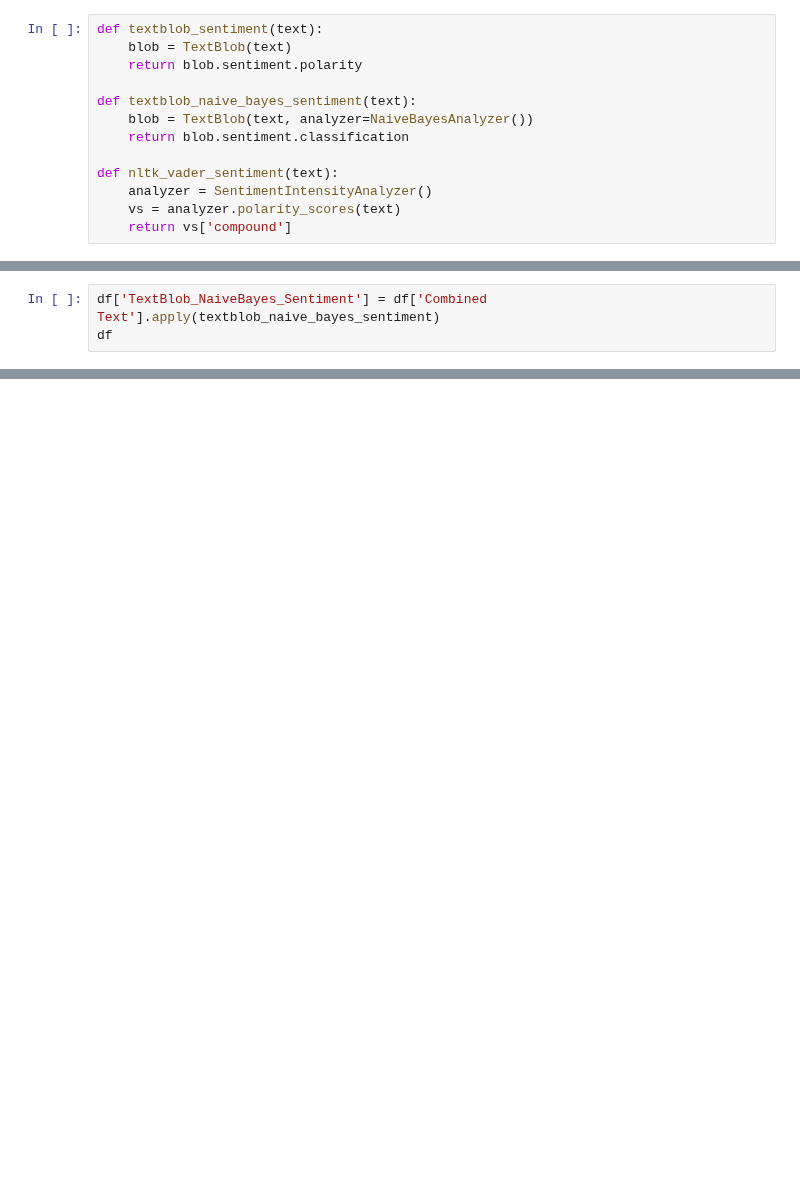
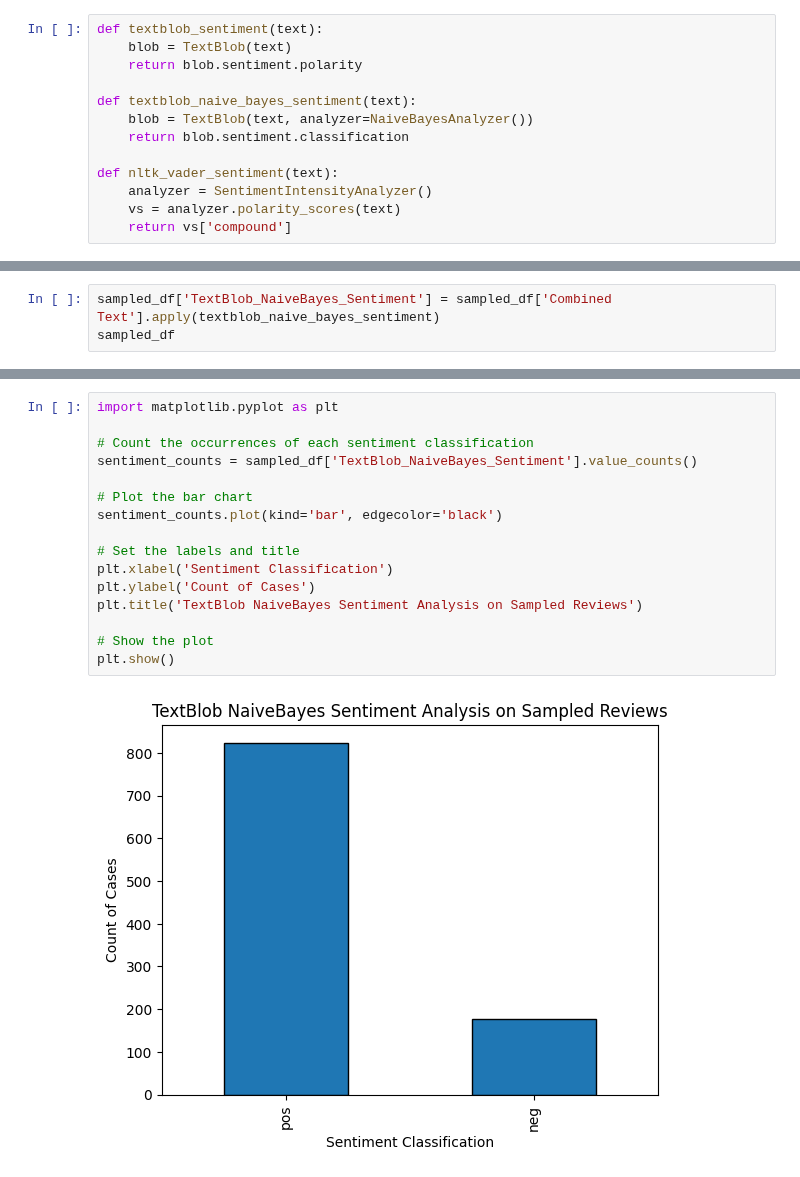
Before and after one commit to wd686/InkSightAnalyzer, a Jupyter notebook: SA [Wudi].ipynb, the cells around one changed output, grey strips where cells are left out. Cells and saved outputs as stored; diff of their text form; blank space fills up the shorter version.

```diff
--- a/SA [Wudi].ipynb
+++ b/SA [Wudi].ipynb
@@ -91,4 +80,4 @@ df
 # %%
-df['TextBlob_NaiveBayes_Sentiment'] = df['Combined Text'].apply(textblob_naive_bayes_sentiment)
-df
+sampled_df['TextBlob_NaiveBayes_Sentiment'] = sampled_df['Combined Text'].apply(textblob_naive_bayes_sentiment)
+sampled_df
 # %% [output]
@@ -96 +97,19 @@ KeyboardInterrupt:
+# %%
+import matplotlib.pyplot as plt
+
+# Count the occurrences of each sentiment classification
+sentiment_counts = sampled_df['TextBlob_NaiveBayes_Sentiment'].value_counts()
+
+# Plot the bar chart
+sentiment_counts.plot(kind='bar', edgecolor='black')
+
+# Set the labels and title
+plt.xlabel('Sentiment Classification')
+plt.ylabel('Count of Cases')
+plt.title('TextBlob NaiveBayes Sentiment Analysis on Sampled Reviews')
+
+# Show the plot
+plt.show()
+# %% [output]
+[figure, added]
 # %%
```
Also changed, not shown: parts of 12 cells of this notebook.
